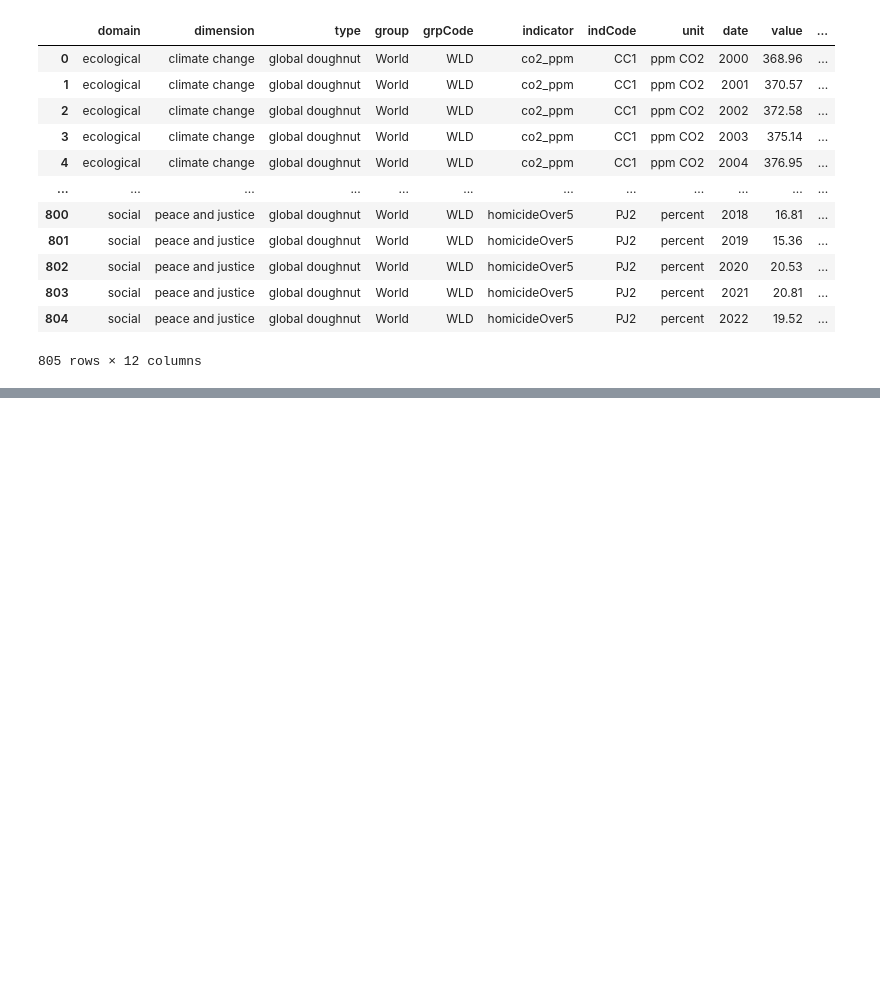
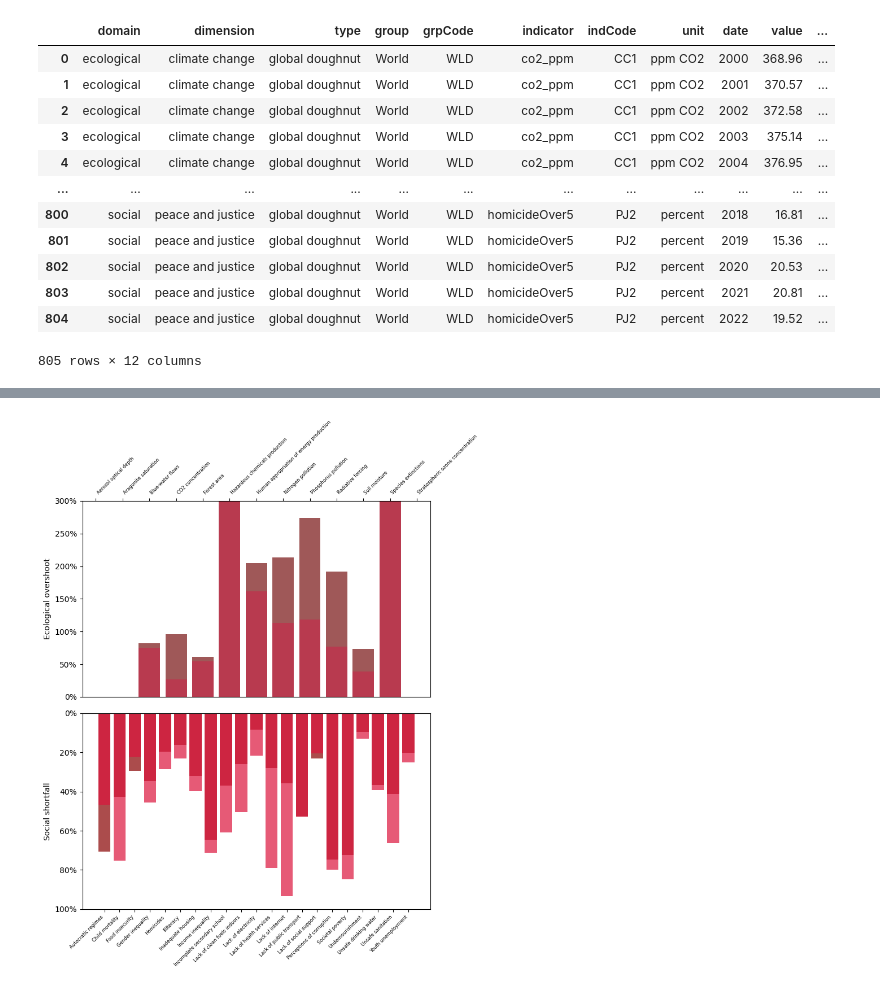
Before and after one commit to romgzn/Data_Analysis_Machine_Learning_Assignments, a Jupyter notebook: first_assignment/Sandwich.ipynb, the cells around one changed output, grey strips where cells are left out. Cells and saved outputs as stored; diff of their text form; code cells hidden in the pictures; blank space fills up the shorter version.

Commit message:
Add visualization logic and result

```diff
--- a/first_assignment/Sandwich.ipynb
+++ b/first_assignment/Sandwich.ipynb
@@ -98 +90,13 @@ social_sand.reset_index(drop=True, inplace=True)
+# %%
+eco_sand = (
+    sandwich[sandwich['domain'] == 'ecological'].pivot_table(index='indicator', columns='date', values='shortfallOvershoot_pct')
+    .reset_index()
+)
+eco_sand.columns.name = None
+
+social_sand = (
+    sandwich[sandwich['domain'] == 'social'].pivot_table(index='indicator', columns='date', values='shortfallOvershoot_pct')
+    .reset_index()
+)
+social_sand.columns.name = None
 # %%
@@ -104,0 +123,34 @@ Index(['domain', 'indicator', 'date', 'shortfallOvershoot_pct'], dtype='object')
+# %%
+fig, (ax1, ax2) = plt.subplots(2, 1, figsize=(8, 10))
+
+# ecological overshoot plot
+sns.barplot(x='indicator', y='last', data=eco_sand, color='#ab4c4c', ax=ax1)
+sns.barplot(x='indicator', y='first', data=eco_sand, color='#cd2541', ax=ax1)
+ax1.set_xlabel('')
+ax1.set_ylabel('Ecological overshoot')
+ax1.xaxis.tick_top()
+ax1.tick_params(axis='x', labelrotation=45, labelsize=6)
+plt.setp(ax1.get_xticklabels(), ha='left')
+ax1.yaxis.set_major_formatter(mtick.PercentFormatter())
+ax1.set_ylim(0, 300)
+
+# social shortfall plot
+for _, row in social_sand.iterrows():
+    if row['first'] > row['last']:
+        ax2.bar(row['indicator'], row['first'], color='#e65a76')
+        ax2.bar(row['indicator'], row['last'], color='#cd2541')
+    else:
+        ax2.bar(row['indicator'], row['last'], color='#ab4c4c')
+        ax2.bar(row['indicator'], row['first'], color='#cd2541')
+
+ax2.set_xlabel('')
+ax2.set_ylabel('Social shortfall')
+ax2.tick_params(axis='x', labelrotation=45, labelsize=6)
+plt.setp(ax2.get_xticklabels(), ha='right')
+ax2.yaxis.set_major_formatter(mtick.PercentFormatter())
+ax2.set_ylim(100, 0)
+
+plt.tight_layout()
+plt.show()
+# %% [output]
+[figure, added]
```
Also changed, not shown: parts of 7 cells of this notebook.
